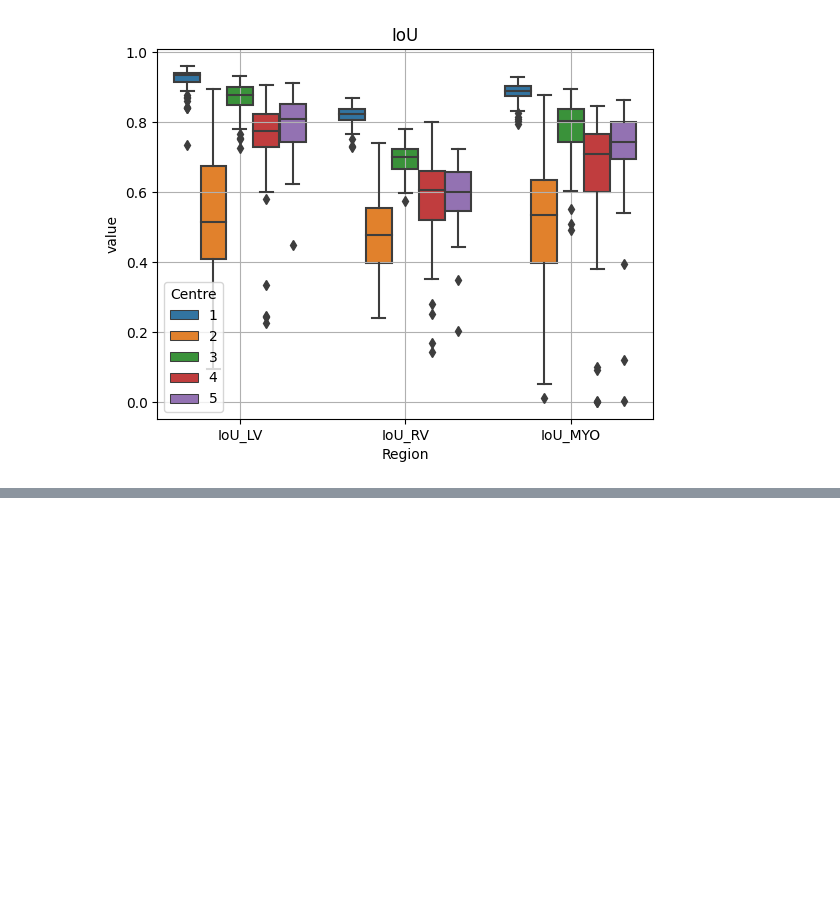
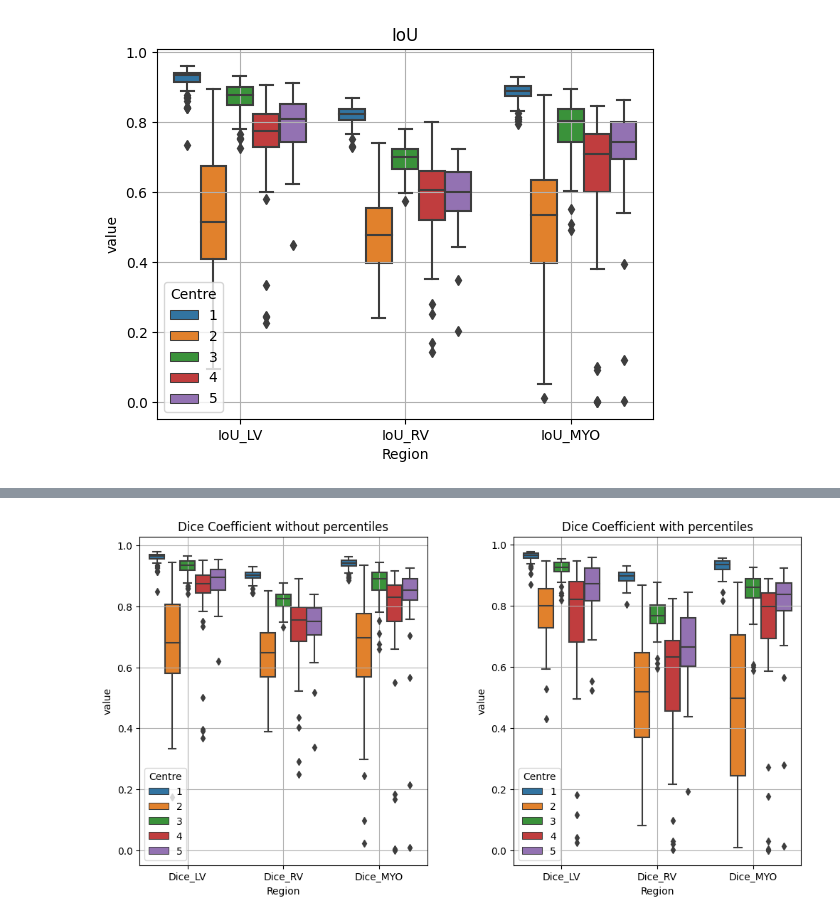
Before and after one commit to MAHDI-Imen/M-M, a Jupyter notebook: Results_Analysis.ipynb, the cells around one changed output, grey strips where cells are left out. Saved outputs shown, nothing was run; the diff lists cells and outputs as text; code cells hidden in the pictures; blank space fills up the shorter version.

Commit message:
Compare percentile scaling

```diff
--- a/Results_Analysis.ipynb
+++ b/Results_Analysis.ipynb
@@ -53,3 +53,6 @@ plt.grid(True)
 plt.show()
 # %% [output]
 [figure]
+# %%
+results2 = pd.read_csv('results_A_rescale_percentile.csv', index_col=0)
+results2.head(5)
@@ -55,0 +67,29 @@ plt.show()
+# %%
+fig, (ax1, ax2) = plt.subplots(1, 2, figsize=(12, 6))
+
+sns.boxplot(data=results.melt(id_vars='Centre',
+                              value_vars=['Dice_LV', 'Dice_RV', 'Dice_MYO'],
+                              var_name='Region'),
+            hue='Centre',
+            x='Region',
+            y='value',
+            ax=ax1)
+
+ax1.set_title("Dice Coefficient without percentiles")
+ax1.grid(True)
+
+sns.boxplot(data=results2.melt(id_vars='Centre',
+                              value_vars=['Dice_LV', 'Dice_RV', 'Dice_MYO'],
+                              var_name='Region'),
+            hue='Centre',
+            x='Region',
+            y='value',
+            ax=ax2)
+
+ax2.set_title("Dice Coefficient with percentiles")
+ax2.grid(True)
+
+plt.subplots_adjust(wspace=0.3)
+plt.show()
+# %% [output]
+[figure, added]
```
Also changed, not shown: parts of 1 cell of this notebook, 5 other files.
